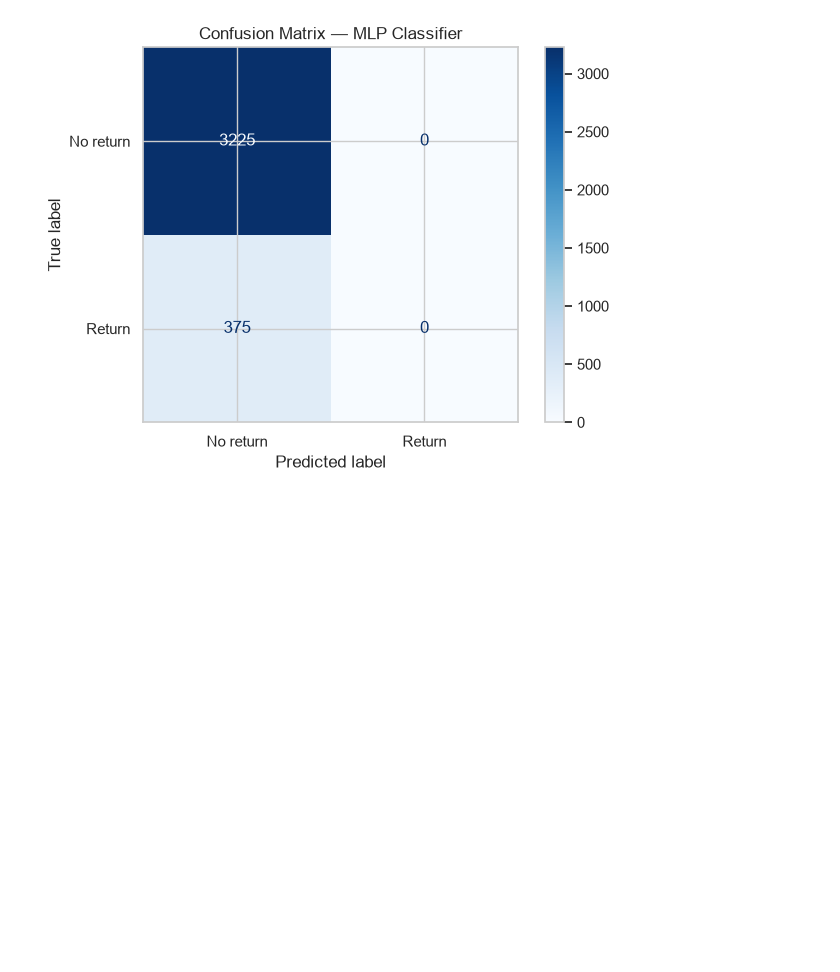
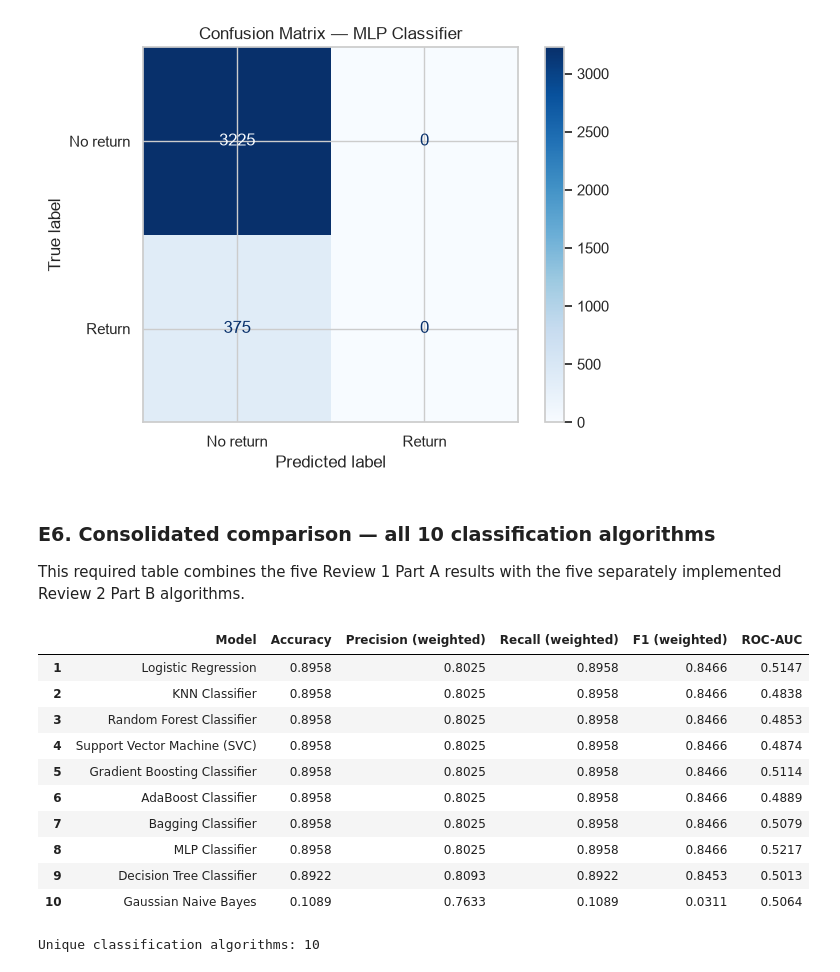
Before and after one commit to Ramjith821/RetailSalestest, a Jupyter notebook: Retail_store.ipynb, the cells around one changed output. Saved outputs shown, nothing was run; the diff lists cells and outputs as text; code cells hidden in the pictures; blank space fills up the shorter version.

```diff
--- a/Retail_store.ipynb
+++ b/Retail_store.ipynb
@@ -1353,3 +1353,28 @@ MLP Classifier
    macro avg       0.45      0.50      0.47      3600
 weighted avg       0.80      0.90      0.85      3600
 [figure]
+# %% [markdown]
+### E6. Consolidated comparison — all 10 classification algorithms
+
+This required table combines the five Review 1 Part A results with the five separately implemented Review 2 Part B algorithms.
+# %%
+part_a_results_for_review2 = pd.DataFrame(clf_results).copy()
+all_classification_results = pd.concat([part_a_results_for_review2, pd.DataFrame(review2_clf_results)], ignore_index=True)
+required_columns = ["Model", "Accuracy", "Precision (weighted)", "Recall (weighted)", "F1 (weighted)", "ROC-AUC"]
+classification_comparison_10 = all_classification_results[[c for c in required_columns if c in all_classification_results.columns]].sort_values("F1 (weighted)", ascending=False).reset_index(drop=True)
+classification_comparison_10.index += 1
+display(classification_comparison_10.round(4))
+print("Unique classification algorithms:", classification_comparison_10["Model"].nunique())
+# %% [output]
+|  | Model | Accuracy | Precision (weighted) | Recall (weighted) | F1 (weighted) | ROC-AUC |
+| 1 | Logistic Regression | 0.8958 | 0.8025 | 0.8958 | 0.8466 | 0.5147 |
+| 2 | KNN Classifier | 0.8958 | 0.8025 | 0.8958 | 0.8466 | 0.4838 |
+| 3 | Random Forest Classifier | 0.8958 | 0.8025 | 0.8958 | 0.8466 | 0.4853 |
+| 4 | Support Vector Machine (SVC) | 0.8958 | 0.8025 | 0.8958 | 0.8466 | 0.4874 |
+| 5 | Gradient Boosting Classifier | 0.8958 | 0.8025 | 0.8958 | 0.8466 | 0.5114 |
+| 6 | AdaBoost Classifier | 0.8958 | 0.8025 | 0.8958 | 0.8466 | 0.4889 |
+| 7 | Bagging Classifier | 0.8958 | 0.8025 | 0.8958 | 0.8466 | 0.5079 |
+| 8 | MLP Classifier | 0.8958 | 0.8025 | 0.8958 | 0.8466 | 0.5217 |
+| 9 | Decision Tree Classifier | 0.8922 | 0.8093 | 0.8922 | 0.8453 | 0.5013 |
+| 10 | Gaussian Naive Bayes | 0.1089 | 0.7633 | 0.1089 | 0.0311 | 0.5064 |
+Unique classification algorithms: 10
```
Also changed, not shown: parts of 4 cells of this notebook.
